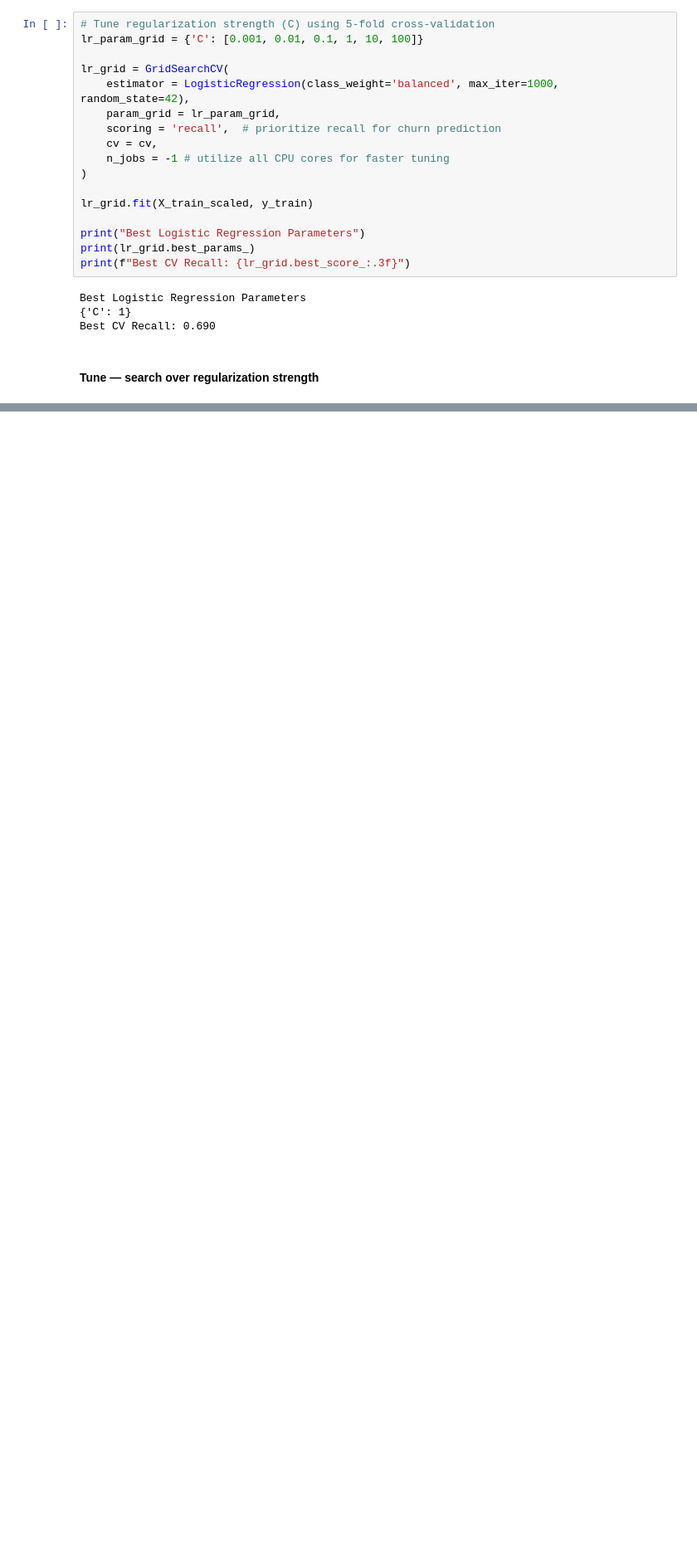
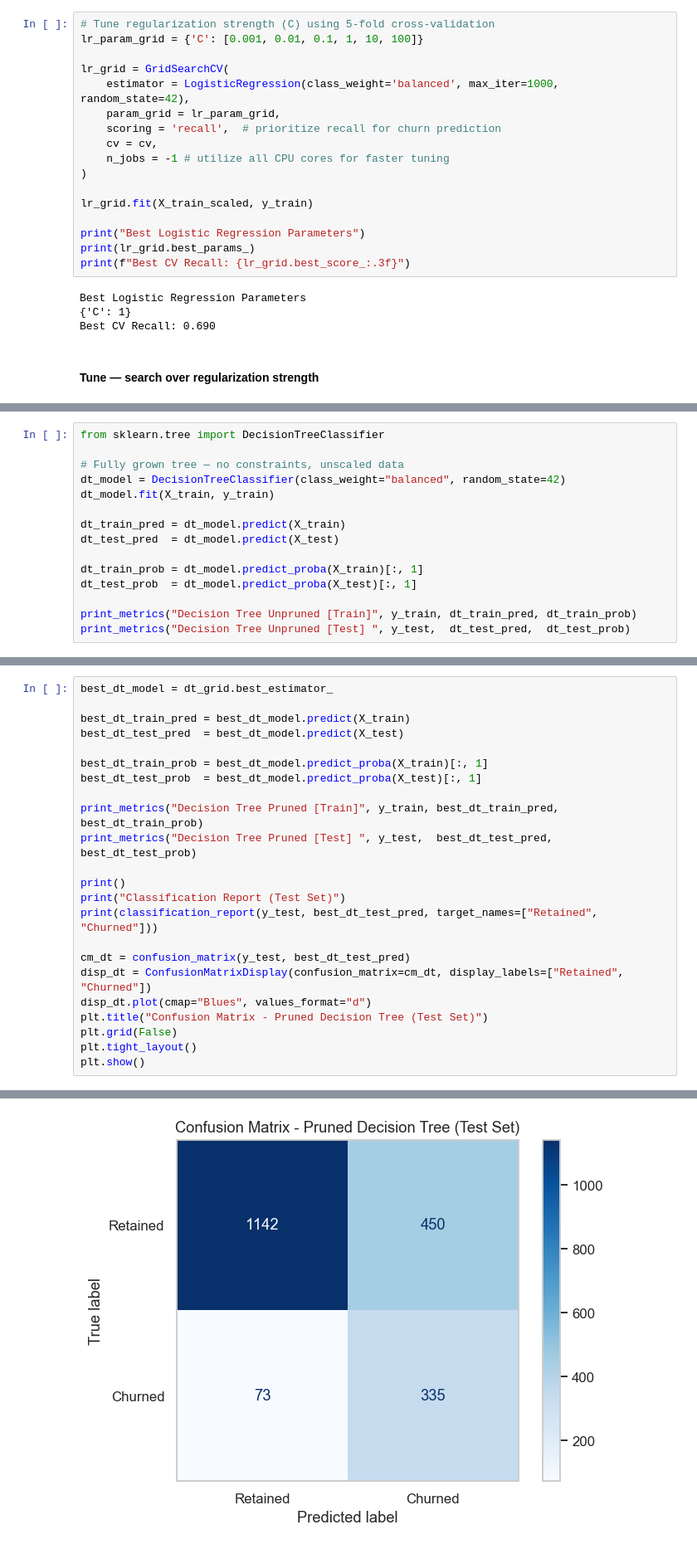
Before and after one commit to karanchampaneri/churn-project-mse446, a Jupyter notebook: notebook.ipynb, the cells around one changed output, grey strips where cells are left out. Shown at 83% size. Drawn from its saved outputs; the diff is of its cells as text; blank space fills up the shorter version.

```diff
--- a/notebook.ipynb
+++ b/notebook.ipynb
@@ -445,0 +457,15 @@ weighted avg       0.80      0.71      0.74      2000
+# %%
+from sklearn.tree import DecisionTreeClassifier
+
+# Fully grown tree — no constraints, unscaled data
+dt_model = DecisionTreeClassifier(class_weight="balanced", random_state=42)
+dt_model.fit(X_train, y_train)
+
+dt_train_pred = dt_model.predict(X_train)
+dt_test_pred  = dt_model.predict(X_test)
+
+dt_train_prob = dt_model.predict_proba(X_train)[:, 1]
+dt_test_prob  = dt_model.predict_proba(X_test)[:, 1]
+
+print_metrics("Decision Tree Unpruned [Train]", y_train, dt_train_pred, dt_train_prob)
+print_metrics("Decision Tree Unpruned [Test] ", y_test,  dt_test_pred,  dt_test_prob)
@@ -445,0 +513,24 @@ weighted avg       0.80      0.71      0.74      2000
+# %%
+best_dt_model = dt_grid.best_estimator_
+
+best_dt_train_pred = best_dt_model.predict(X_train)
+best_dt_test_pred  = best_dt_model.predict(X_test)
+
+best_dt_train_prob = best_dt_model.predict_proba(X_train)[:, 1]
+best_dt_test_prob  = best_dt_model.predict_proba(X_test)[:, 1]
+
+print_metrics("Decision Tree Pruned [Train]", y_train, best_dt_train_pred, best_dt_train_prob)
+print_metrics("Decision Tree Pruned [Test] ", y_test,  best_dt_test_pred,  best_dt_test_prob)
+
+print()
+print("Classification Report (Test Set)")
+print(classification_report(y_test, best_dt_test_pred, target_names=["Retained", "Churned"]))
+
+cm_dt = confusion_matrix(y_test, best_dt_test_pred)
+disp_dt = ConfusionMatrixDisplay(confusion_matrix=cm_dt, display_labels=["Retained", "Churned"])
+disp_dt.plot(cmap="Blues", values_format="d")
+plt.title("Confusion Matrix - Pruned Decision Tree (Test Set)")
+plt.grid(False)
+plt.tight_layout()
+plt.show()
+# %% [output]
@@ -445,0 +555 @@ weighted avg       0.80      0.71      0.74      2000
+[figure, added]
```
Also changed, not shown: parts of 30 cells of this notebook.
